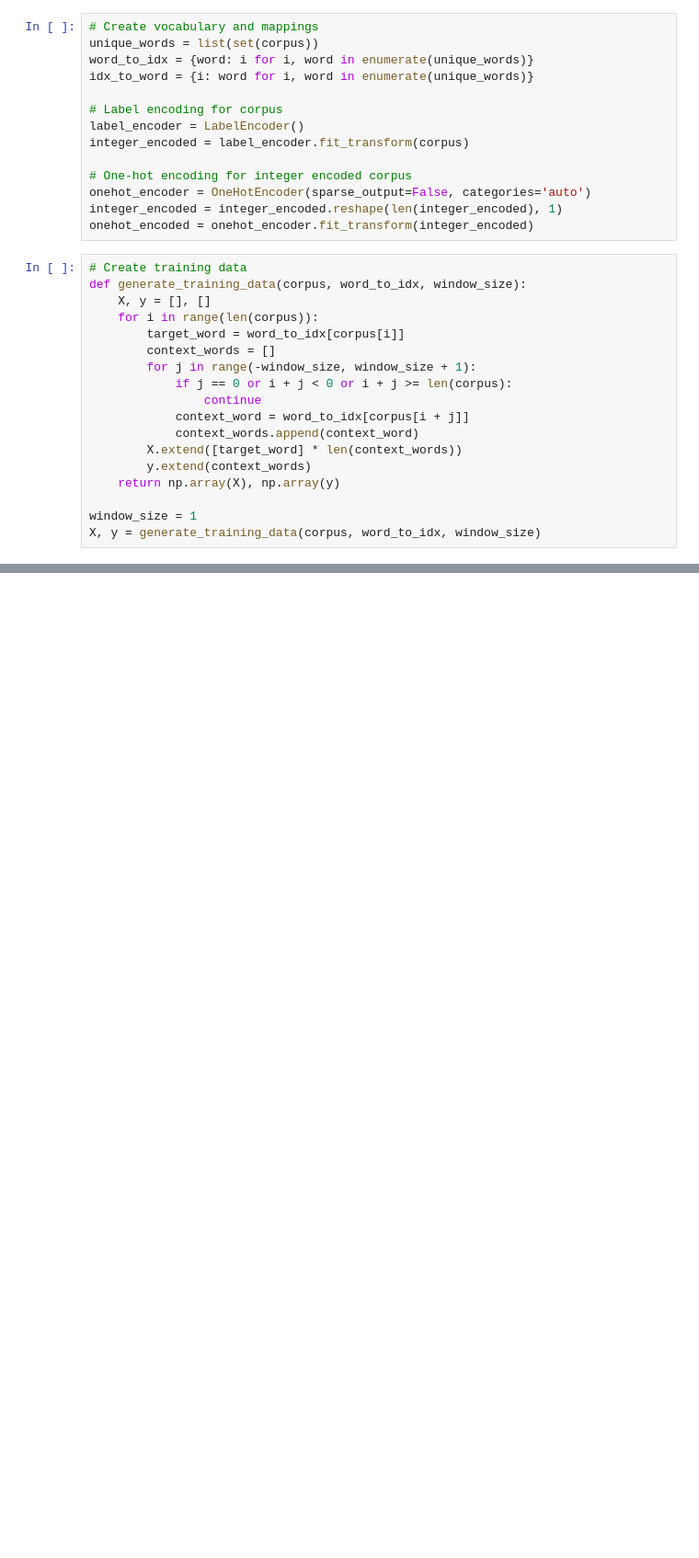
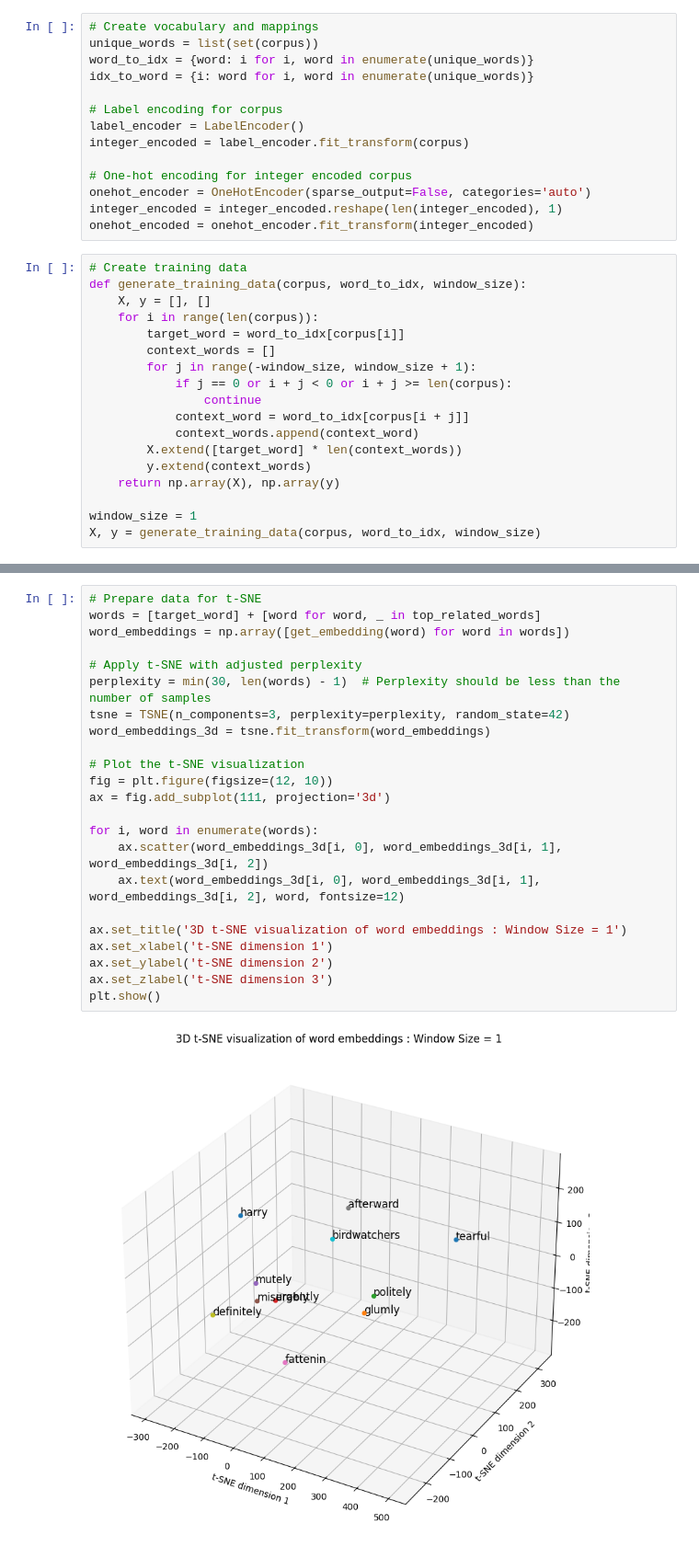
Before and after one commit to Zach-schwark/Natural-Language-Processing, a Jupyter notebook: Lab1/lab1.ipynb, the cells around one changed output, grey strips where cells are left out. Shown at 92% size. Saved outputs shown, nothing was run; the diff lists cells and outputs as text; blank space fills up the shorter version.

```diff
--- a/Lab1/lab1.ipynb
+++ b/Lab1/lab1.ipynb
@@ -191,0 +190,25 @@ afterward: 0.3925
+# %%
+# Prepare data for t-SNE
+words = [target_word] + [word for word, _ in top_related_words]
+word_embeddings = np.array([get_embedding(word) for word in words])
+
+# Apply t-SNE with adjusted perplexity
+perplexity = min(30, len(words) - 1)  # Perplexity should be less than the number of samples
+tsne = TSNE(n_components=3, perplexity=perplexity, random_state=42)
+word_embeddings_3d = tsne.fit_transform(word_embeddings)
+
+# Plot the t-SNE visualization
+fig = plt.figure(figsize=(12, 10))
+ax = fig.add_subplot(111, projection='3d')
+
+for i, word in enumerate(words):
+    ax.scatter(word_embeddings_3d[i, 0], word_embeddings_3d[i, 1], word_embeddings_3d[i, 2])
+    ax.text(word_embeddings_3d[i, 0], word_embeddings_3d[i, 1], word_embeddings_3d[i, 2], word, fontsize=12)
+
+ax.set_title('3D t-SNE visualization of word embeddings : Window Size = 1')
+ax.set_xlabel('t-SNE dimension 1')
+ax.set_ylabel('t-SNE dimension 2')
+ax.set_zlabel('t-SNE dimension 3')
+plt.show()
+# %% [output]
+[figure, added]
```
Also changed, not shown: parts of 16 cells of this notebook.
